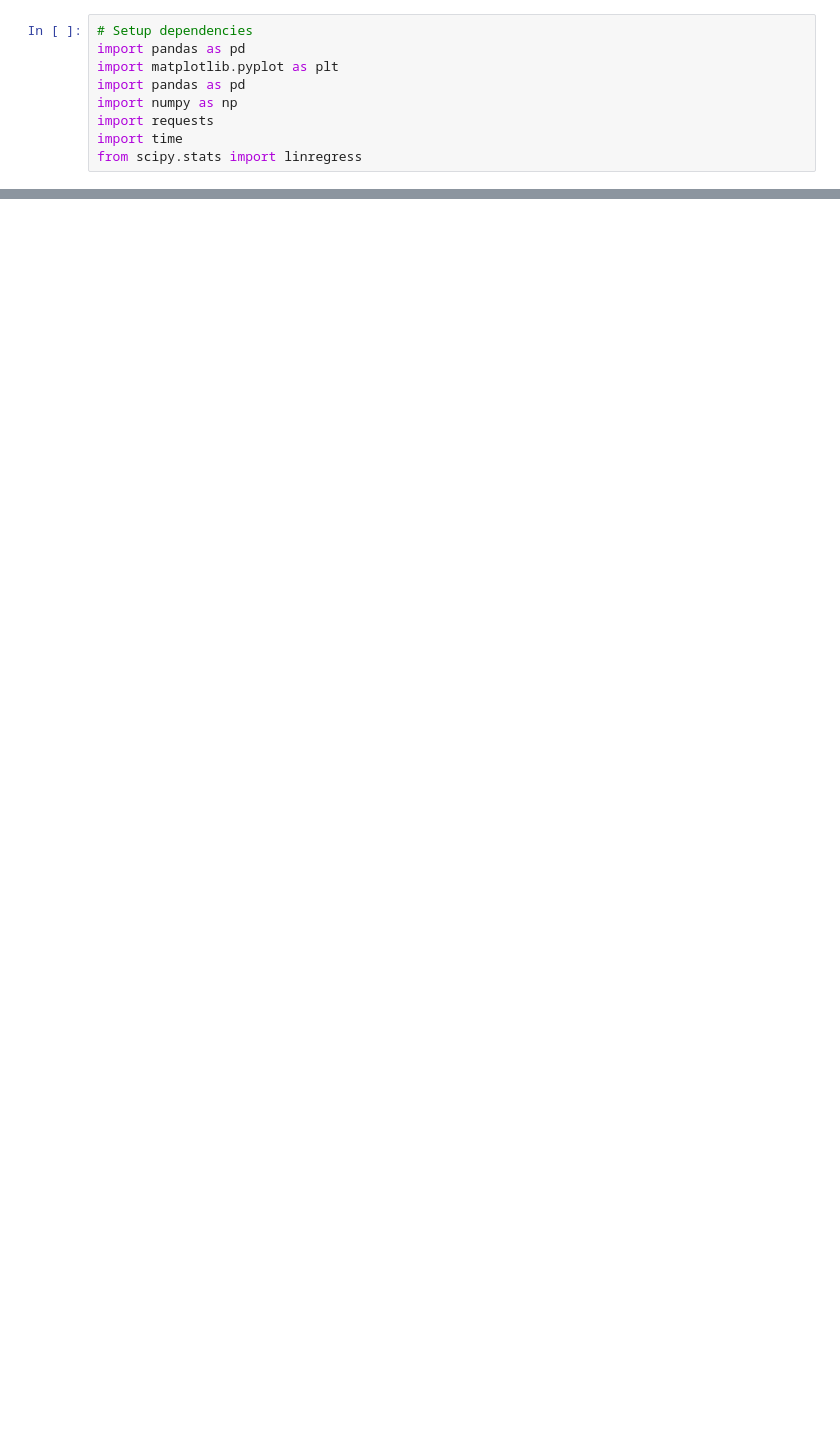
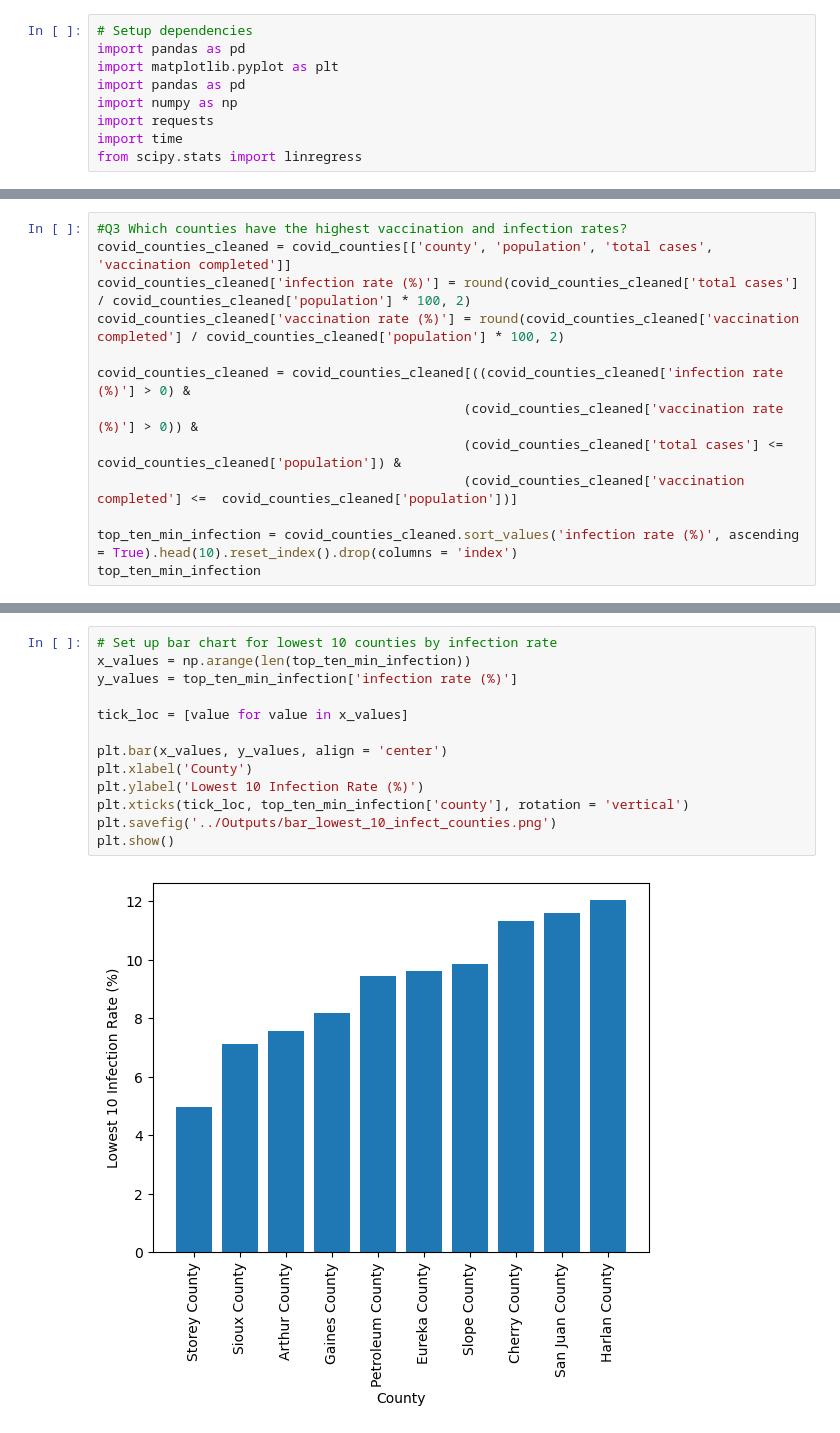
Before and after one commit to 123noob1/eda_and_git_colab, a Jupyter notebook: CodeBase/covid_max_min_analysis.ipynb, the cells around one changed output, grey strips where cells are left out. Saved outputs shown, nothing was run; the diff lists cells and outputs as text; blank space fills up the shorter version.

Commit message:
adding bar charts and update Q3 src code

```diff
--- a/CodeBase/covid_max_min_analysis.ipynb
+++ b/CodeBase/covid_max_min_analysis.ipynb
@@ -24,0 +28,13 @@ covid_counties_infection.head()
+# %%
+#Q3 Which counties have the highest vaccination and infection rates?
+covid_counties_cleaned = covid_counties[['county', 'population', 'total cases', 'vaccination completed']]
+covid_counties_cleaned['infection rate (%)'] = round(covid_counties_cleaned['total cases'] / covid_counties_cleaned['population'] * 100, 2)
+covid_counties_cleaned['vaccination rate (%)'] = round(covid_counties_cleaned['vaccination completed'] / covid_counties_cleaned['population'] * 100, 2)
+
+covid_counties_cleaned = covid_counties_cleaned[((covid_counties_cleaned['infection rate (%)'] > 0) &
+                                               (covid_counties_cleaned['vaccination rate (%)'] > 0)) &
+                                               (covid_counties_cleaned['total cases'] <=  covid_counties_cleaned['population']) &
+                                               (covid_counties_cleaned['vaccination completed'] <=  covid_counties_cleaned['population'])]
+
+top_ten_min_infection = covid_counties_cleaned.sort_values('infection rate (%)', ascending = True).head(10).reset_index().drop(columns = 'index')
+top_ten_min_infection
@@ -25 +63,16 @@ covid_counties_infection.head()
+# %%
+# Set up bar chart for lowest 10 counties by infection rate
+x_values = np.arange(len(top_ten_min_infection))
+y_values = top_ten_min_infection['infection rate (%)']
+
+tick_loc = [value for value in x_values]
+
+plt.bar(x_values, y_values, align = 'center')
+plt.xlabel('County')
+plt.ylabel('Lowest 10 Infection Rate (%)')
+plt.xticks(tick_loc, top_ten_min_infection['county'], rotation = 'vertical')
+plt.savefig('../Outputs/bar_lowest_10_infect_counties.png')
+plt.show()
+# %% [output]
+[figure, added]
 # %%
```
Also changed, not shown: parts of 31 cells of this notebook, 4 other files.
